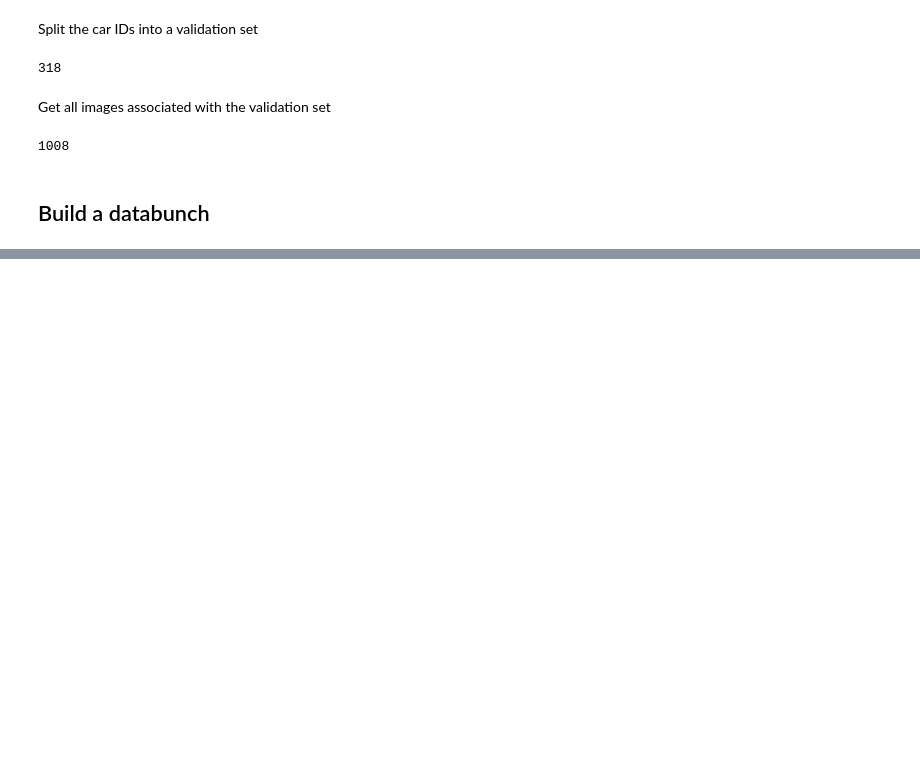
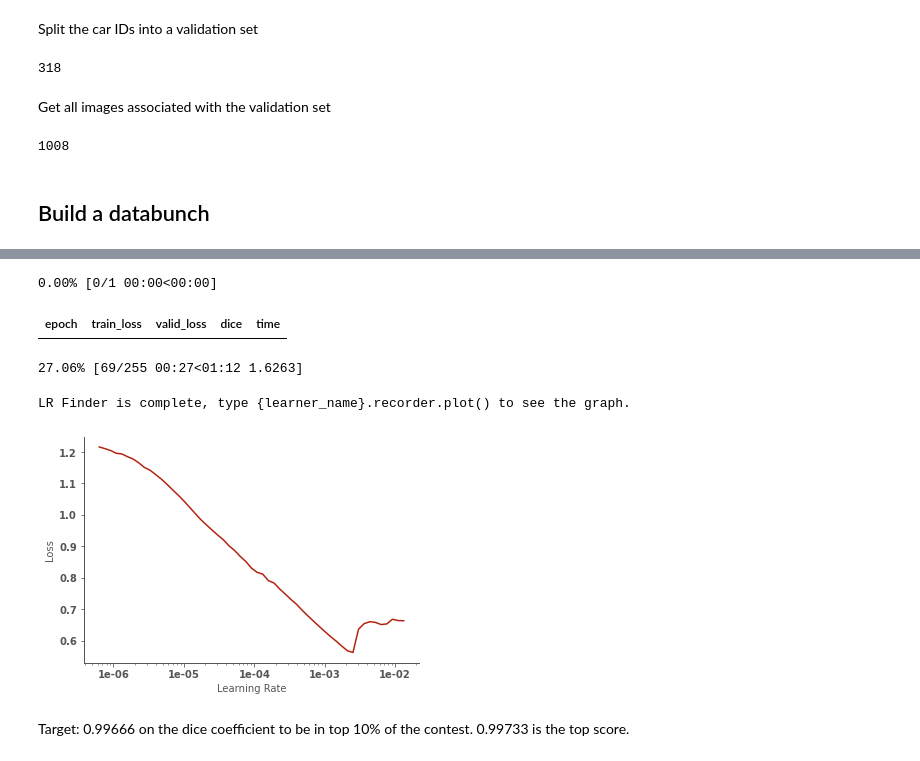
Before and after one commit to jaryaman/fastai-v3, a Jupyter notebook: notebooks/5-JA-Carvana-image-masking.ipynb, the cells around one changed output, grey strips where cells are left out. Saved outputs shown, nothing was run; the diff lists cells and outputs as text; code cells hidden in the pictures; blank space fills up the shorter version.

```diff
--- a/notebooks/5-JA-Carvana-image-masking.ipynb
+++ b/notebooks/5-JA-Carvana-image-masking.ipynb
@@ -173,0 +175,13 @@ data.show_batch(3)
+# %%
+wd = 1e-2  # weight decay (L2 regularization)
+# %%
+learn = unet_learner(data, models.resnet34, metrics=dice, wd=wd, bottle=True)
+# %%
+lr_find(learn)
+learn.recorder.plot()
+# %% [output]
+0.00% [0/1 00:00<00:00]
+| epoch | train_loss | valid_loss | dice | time |
+27.06% [69/255 00:27<01:12 1.6263]
+LR Finder is complete, type {learner_name}.recorder.plot() to see the graph.
+[figure, added]
@@ -173,0 +190,2 @@ data.show_batch(3)
+# %% [markdown]
+Target: 0.99666 on the dice coefficient to be in top 10% of the contest. 0.99733 is the top score.
```
Also changed, not shown: parts of 58 cells of this notebook.
